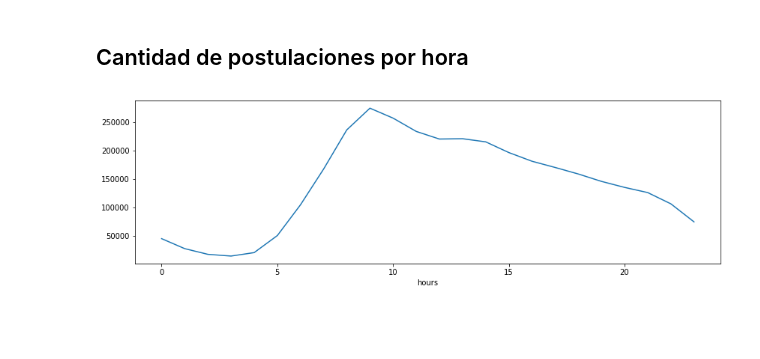
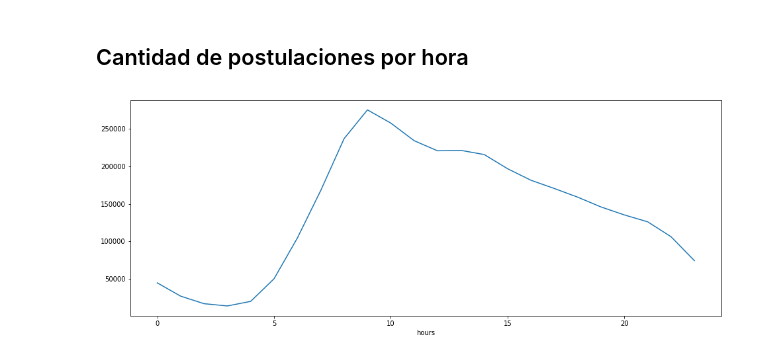
Before and after one commit to lucioll/NaventDatosTP, a Jupyter notebook: TP1Fabri.ipynb, the cells around one changed output. Saved outputs shown, nothing was run; the diff lists cells and outputs as text; code cells hidden in the pictures; blank space fills up the shorter version.

```diff
--- a/TP1Fabri.ipynb
+++ b/TP1Fabri.ipynb
@@ -76,9 +69,6 @@ top10postulantes.plot(kind='bar',figsize=(12,8));
 # %%
 post['fechapostulacion'] = pd.to_datetime(post['fechapostulacion'])
 post['hours'] = post['fechapostulacion'].dt.hour
-#post_x_fecha = post['fechapostulacion']
-#top10fecha = post_x_fecha.head(10)
-#top10fecha.plot(kind='bar',figsize=(12,8));
-post.groupby('hours').count()['idpostulante'].plot(figsize=(14,4));
+post.groupby('hours').count()['idpostulante'].plot(figsize=(16,6));
 # %% [output]
-[figure, old version]
+[figure, new version]
```
Also changed, not shown: parts of 9 cells of this notebook, 1 other file.
